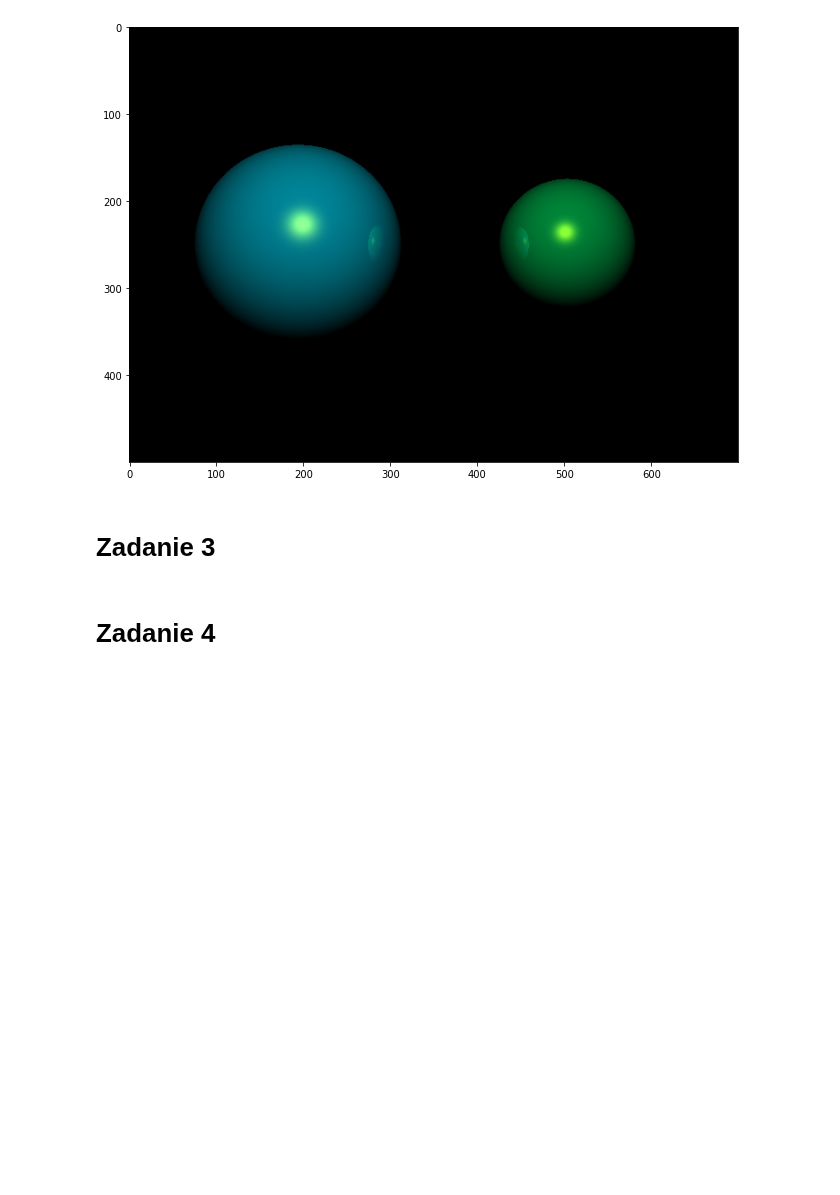
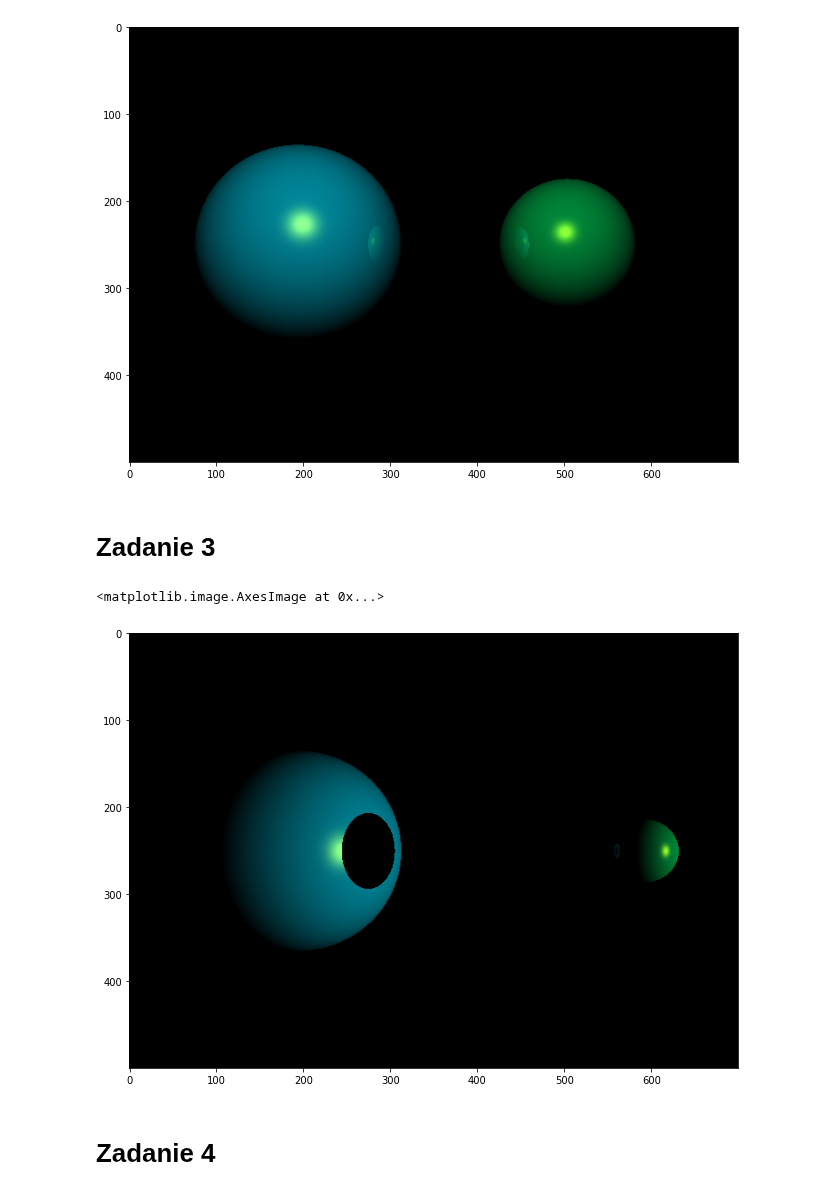
Before and after one commit to Pasti29/inzynieria-obrazow, a Jupyter notebook: lab7/rozwiazania.ipynb, the cells around one changed output. Drawn from its saved outputs; the diff is of its cells as text; code cells hidden in the pictures; blank space fills up the shorter version.

```diff
--- a/lab7/rozwiazania.ipynb
+++ b/lab7/rozwiazania.ipynb
@@ -375,12 +375,19 @@ class MySphere(Sphere):
         n_dot_l = np.dot(light_vector, normal)
         reflection_vector = normalize(reflect(-1 * light_vector, normal))
 
+        nearest = None
+        for object in scene.objects:
+            new_cross_point, distance = object.trace(Ray(cross_point, light_vector))
+            if new_cross_point is not None:
+                nearest = object
+                break
+
         v_dot_r = np.dot(reflection_vector, -obs_vector)
 
         if v_dot_r < 0:
             v_dot_r = 0
 
-        if n_dot_l > 0:
+        if n_dot_l > 0 and nearest is None:
             color += (
                 (self.diffuse * light.diffuse * n_dot_l) +
                 (self.specular * light.specular * v_dot_r**self.shining) +
@@ -388,6 +395,22 @@ class MySphere(Sphere):
             )
 
         return color
+# %%
+scene = Scene(
+    objects=[
+        MySphere(position=np.array([-2, 0, -3]), radius=1.5),
+        MySphere(position=np.array([2, 0, 0]), radius=0.3, diffuse=np.array([0.5, 0.7, 0.3]))
+    ],
+    light=Light(position=np.array([6, 0, 3])),
+    camera=Camera(position=np.array([0, 0, 5]))
+)
+
+rt = MyRayTracer(scene)
+image = np.clip(rt.generate_image(), 0, 1)
+plt.imshow(image)
+# %% [output]
+<matplotlib.image.AxesImage at 0x...>
+[figure, added]
 # %% [markdown]
 # Zadanie 4
 # %%
```
